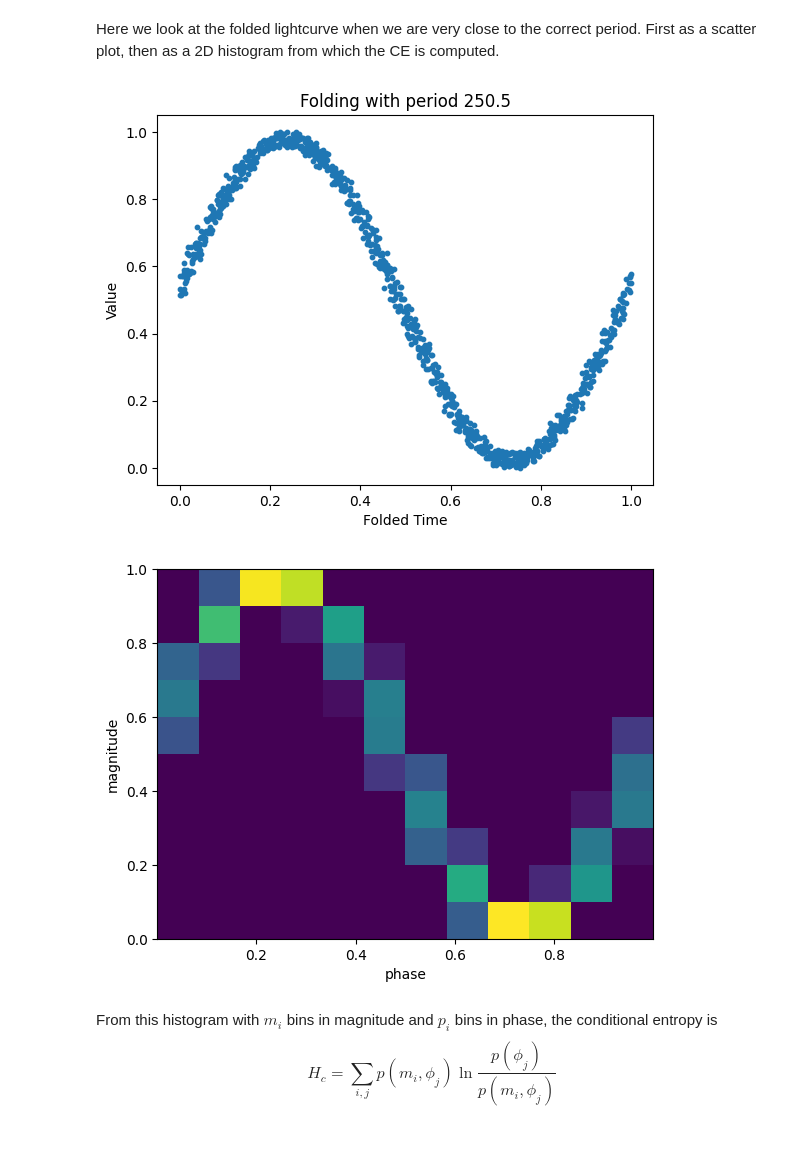
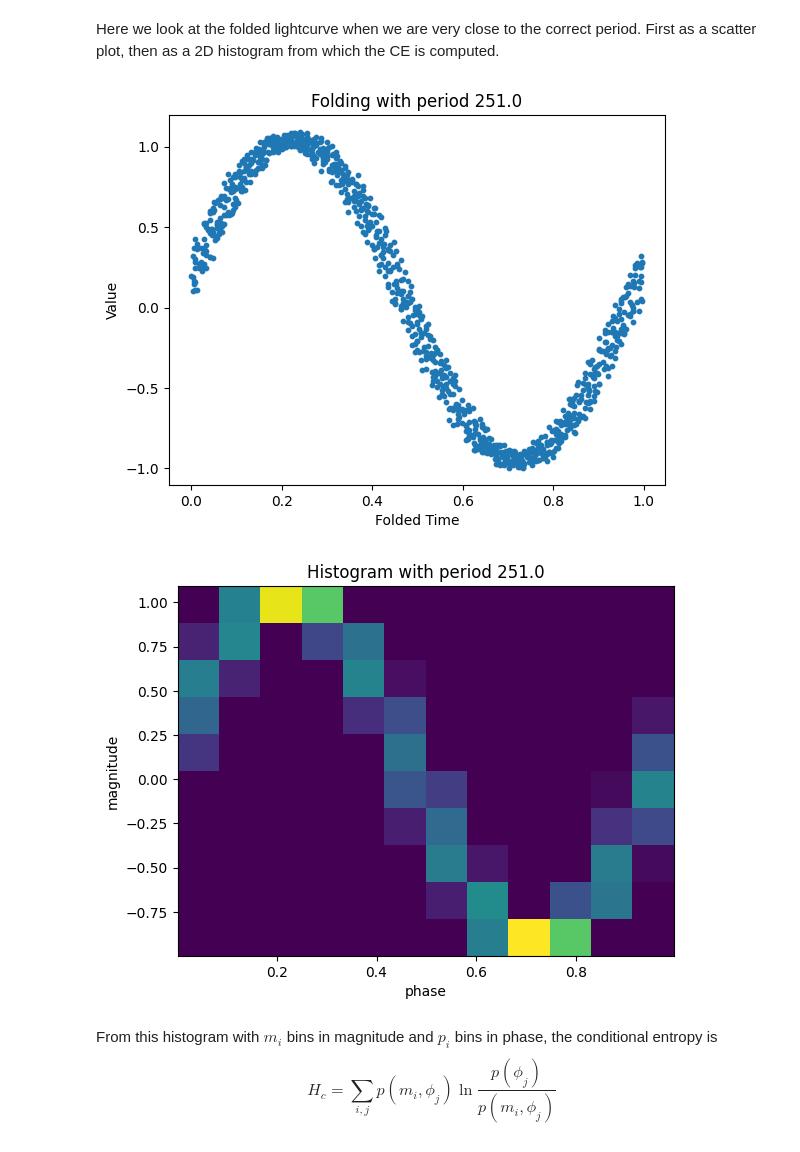
Before and after one commit to lsst-uk/lasair-examples, a Jupyter notebook: notebooks/features/7_periodFinder.ipynb, the cells around one changed output. Cells and saved outputs as stored; diff of their text form; code cells hidden in the pictures.

```diff
--- a/notebooks/features/7_periodFinder.ipynb
+++ b/notebooks/features/7_periodFinder.ipynb
@@ -86,24 +85,33 @@ plt.show()
 Here we look at the folded lightcurve when we are very close to the correct period.
 First as a scatter plot, then as a 2D histogram from which the CE is computed.
 # %%
-period = 250.5
-ndata = normalization(data)
-rdata = rephase(ndata, period)
-plt.scatter(rdata[:,0], rdata[:,1], s=10)
-plt.title('Folding with period %.1f' % period)
-plt.xlabel("Folded Time")
-plt.ylabel("Value")
-plt.show()
+def plotfold(data, period):
+    rdata = rephase(data, period)
+    plt.scatter(rdata[:,0], rdata[:,1], s=10)
+    plt.title('Folding with period %.1f' % period)
+    plt.xlabel("Folded Time")
+    plt.ylabel("Value")
+    plt.show()
 
-p_bins=12
-m_bins=10
-plt.hist2d(rdata[:, 0], rdata[:, 1], bins=(p_bins,m_bins))
-plt.xlabel('phase')
-plt.ylabel('magnitude')
-plt.show()
+period = 251
+plotfold(data, period)
 # %% [output]
-[figure, old version]
+[figure, new version]
-[figure, removed]
+# %%
+def plothist(data, period, p_bins=10, m_bins=5):
+    rdata = rephase(data, period)
+    ndata = normalization(rdata)
+    plt.hist2d(rdata[:, 0], rdata[:, 1], bins=(p_bins,m_bins))
+    plt.title('Histogram with period %.1f' % period)
+    plt.xlabel('phase')
+    plt.ylabel('magnitude')
+    plt.show()
+
+p_bins=12
+m_bins=10
+plothist(data, period, p_bins, m_bins)
+# %% [output]
+[figure, added]
 # %% [markdown]
 From this histogram with $m_i$ bins in magnitude and $p_i$ bins in phase,
 the conditional entropy is $$ H_c = \sum_{i, j} {p(m_i, \phi_j) \ln \frac {p(\phi_j)}{p(m_i, \phi_j)}}$$
```
Also changed, not shown: parts of 8 cells of this notebook.
